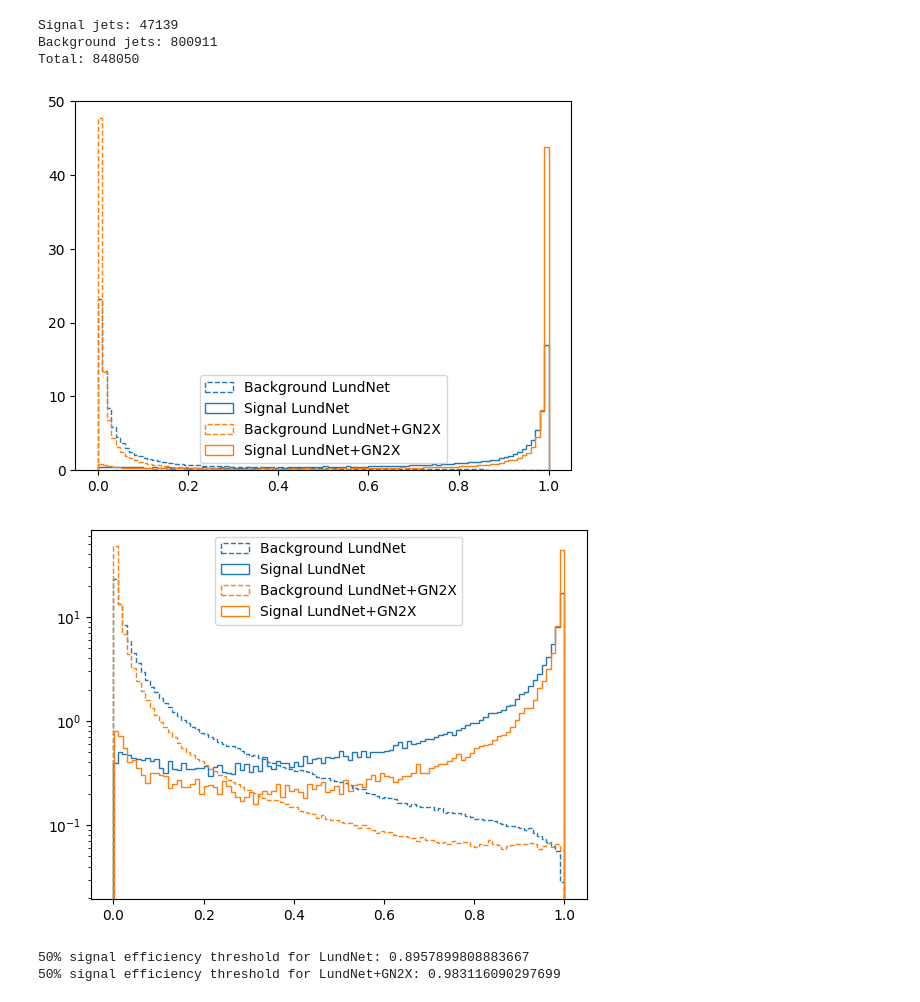
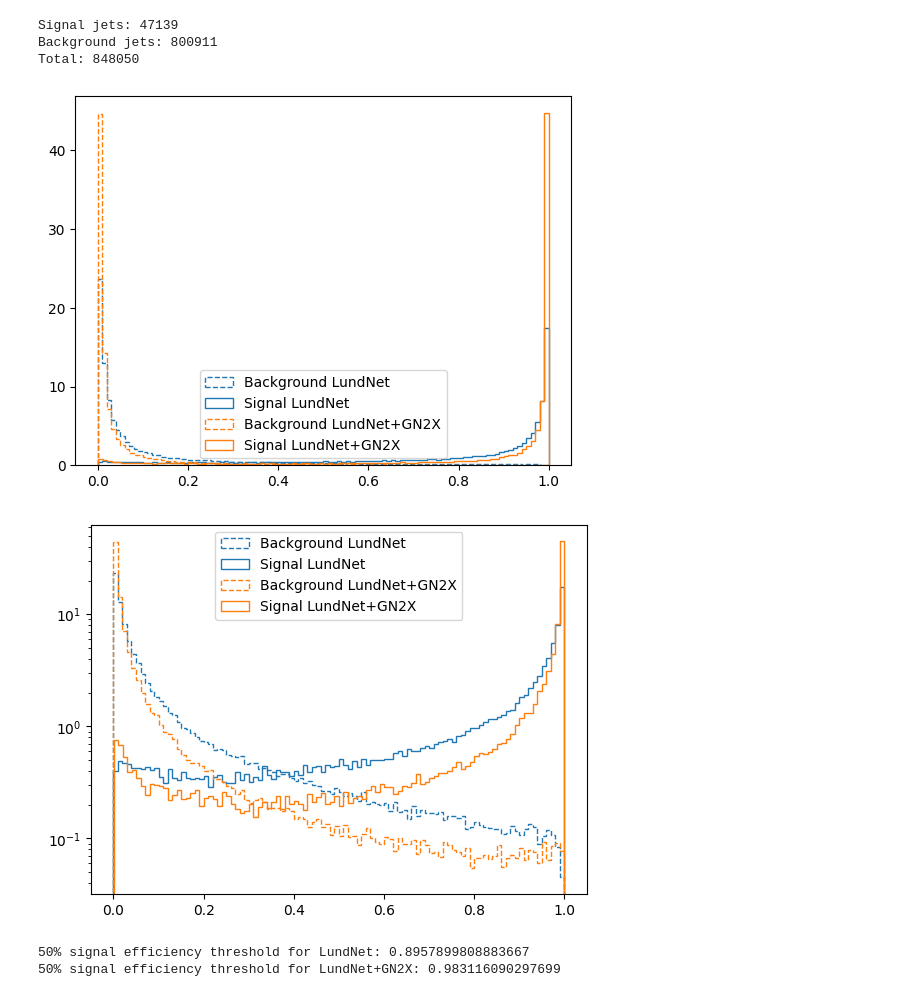
Before and after one commit to KonDoran/lundtoptagger, a Jupyter notebook: plotting.ipynb, the cells around one changed output. Saved outputs shown, nothing was run; the diff lists cells and outputs as text; code cells hidden in the pictures.

```diff
--- a/plotting.ipynb
+++ b/plotting.ipynb
@@ -26,6 +26,9 @@ print("Total:", len(data))
 Signal jets: 47139
 Background jets: 800911
 Total: 848050
+# %%
+weights = data["fjet_weight_pt"]
+# weights = np.ones_like(data["fjet_weight_pt"])
 # %%
 models = {
     "LundNet": {
@@ -38,33 +41,33 @@ models = {
 # %%
 # Extract scores and labels
 scores = data["fjet_LundNet_score"]
 labels = data["labels"]
 
 hist_params = dict(
     bins = 100,
     # range = (0, 1),
     density = True,
     # alpha = 0.5,
     histtype = "step"
 )
 
 for i, model in enumerate(models):
     scores = models[model]["scores"]
     hist_params["color"] = f"C{i}"
-    plt.hist(scores[labels==0], label="Background "+model, ls="--", **hist_params)
-    plt.hist(scores[labels==1], label="Signal "+model,     ls="-",  **hist_params)
+    plt.hist(scores[labels==0], weights=weights[labels==0], label="Background "+model, ls="--", **hist_params)
+    plt.hist(scores[labels==1], weights=weights[labels==1], label="Signal "+model,     ls="-",  **hist_params)
     plt.legend()
 plt.show()
 
 for i, model in enumerate(models):
     scores = models[model]["scores"]
     hist_params["color"] = f"C{i}"
-    plt.hist(scores[labels==0], label="Background "+model, ls="--", **hist_params)
-    plt.hist(scores[labels==1], label="Signal "+model,     ls="-",  **hist_params)
+    plt.hist(scores[labels==0], weights=weights[labels==0], label="Background "+model, ls="--", **hist_params)
+    plt.hist(scores[labels==1], weights=weights[labels==1], label="Signal "+model,     ls="-",  **hist_params)
     plt.legend()
     plt.yscale('log')
 plt.show()
 # %% [output]
-[figure, old version]
+[figure, new version]
-[figure, old version]
+[figure, new version]
 # %%
```
Also changed, not shown: parts of 5 cells of this notebook.
